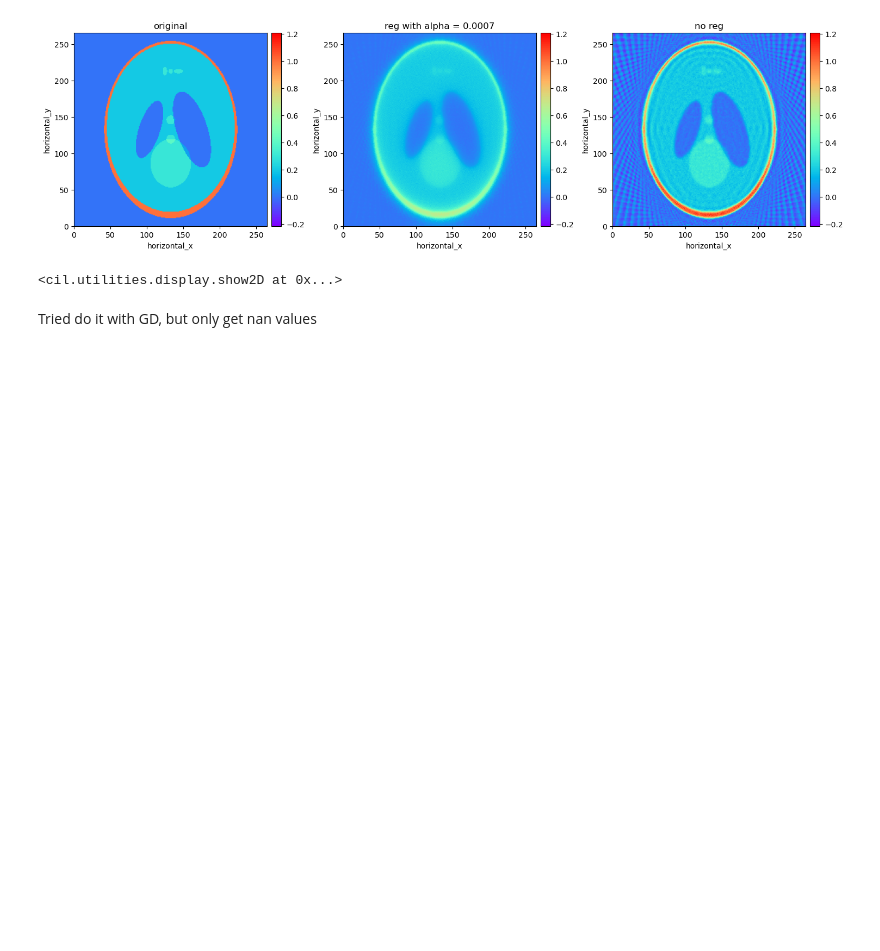
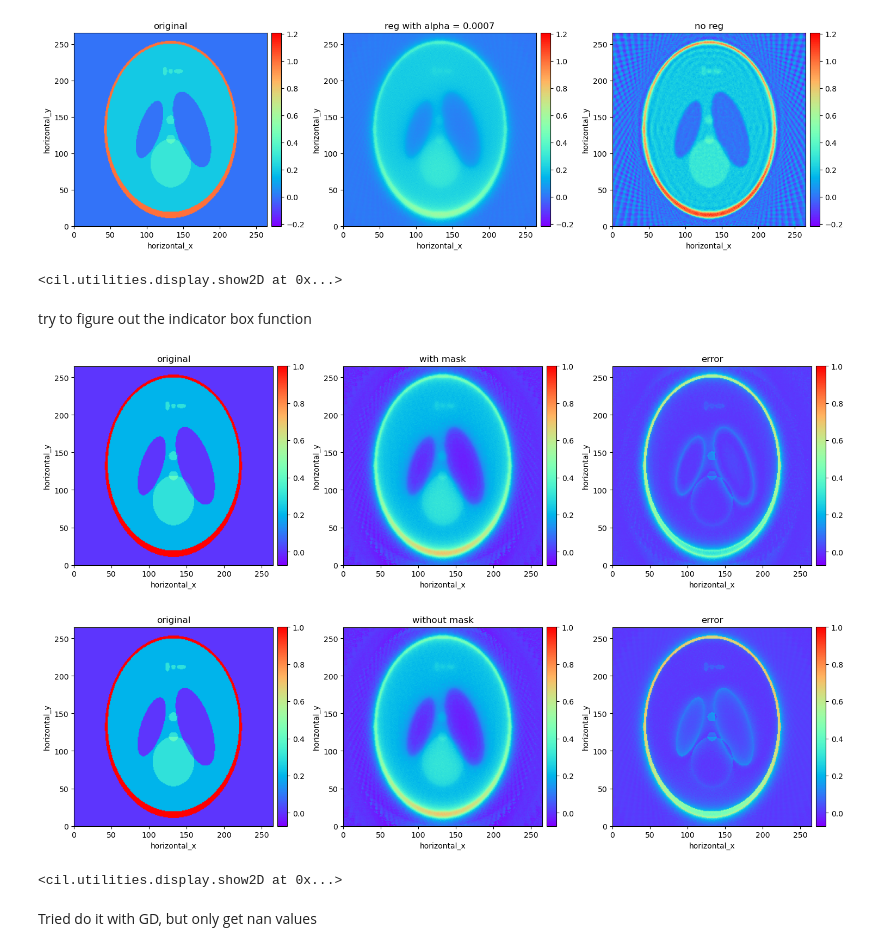
Before and after one commit to TomographicImaging/CIL-Demos, a Jupyter notebook: Femke/IRN/one_norm_regularisation/block_framework.ipynb, the cells around one changed output. Drawn from its saved outputs; the diff is of its cells as text; code cells hidden in the pictures; blank space fills up the shorter version.

Commit message:
added a mask to set small values to zero

```diff
--- a/Femke/IRN/one_norm_regularisation/block_framework.ipynb
+++ b/Femke/IRN/one_norm_regularisation/block_framework.ipynb
@@ -130,3 +129,3 @@ test_no_reg = onenorm_cgls(x0, 5, 10, A, sino, 0)
 # %%
 alpha = 0.0007
-test_reg = onenorm_cgls(x0, 5, 10, A, sino, alpha)
+test_reg = onenorm_cgls(x0, 5, 5, A, sino, alpha)
@@ -135,3 +140,5 @@ show2D([phantom, test_reg, test_no_reg], ['original', f'reg with alpha = {alpha}
 # %% [output]
 [figure]
 <cil.utilities.display.show2D at 0x...>
+# %% [markdown]
+try to figure out the indicator box function
@@ -138,3 +179,20 @@ show2D([phantom, test_reg, test_no_reg], ['original', f'reg with alpha = {alpha}
+# %%
+ind_test = onenorm_cgls_withmask(x0, 5, 5, A, sino, 0.0007, 10)
+
+show2D([phantom, ind_test, (phantom - ind_test).abs()], ['original', 'with mask', 'error'],
+        cmap=cmap,
+        num_cols = 3,
+        fix_range = True)
+
+
+show2D([phantom, ind_test, (phantom - test_reg).abs()], ['original', 'without mask', 'error'],
+        cmap=cmap,
+        num_cols = 3,
+        fix_range = True)
+# %% [output]
+[figure, added]
+[figure, added]
+<cil.utilities.display.show2D at 0x...>
 # %% [markdown]
 Tried do it with GD, but only get nan values
 # %%
```
Also changed, not shown: parts of 5 cells of this notebook.
